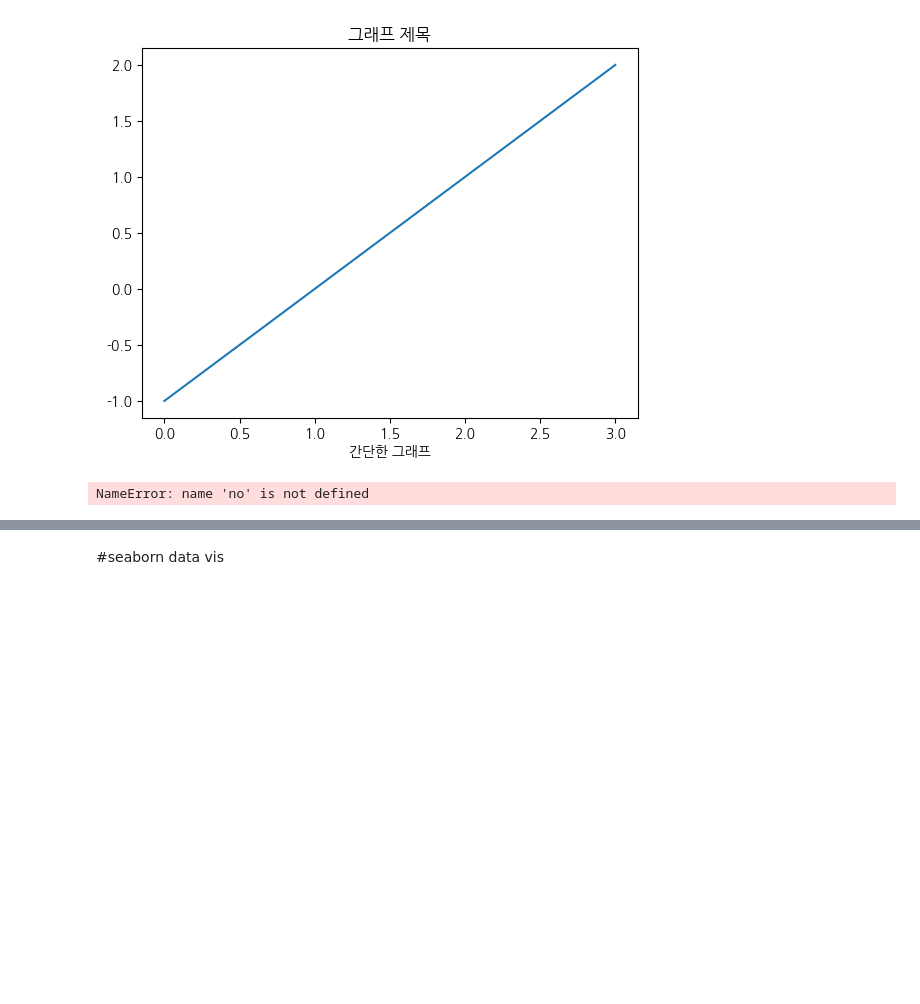
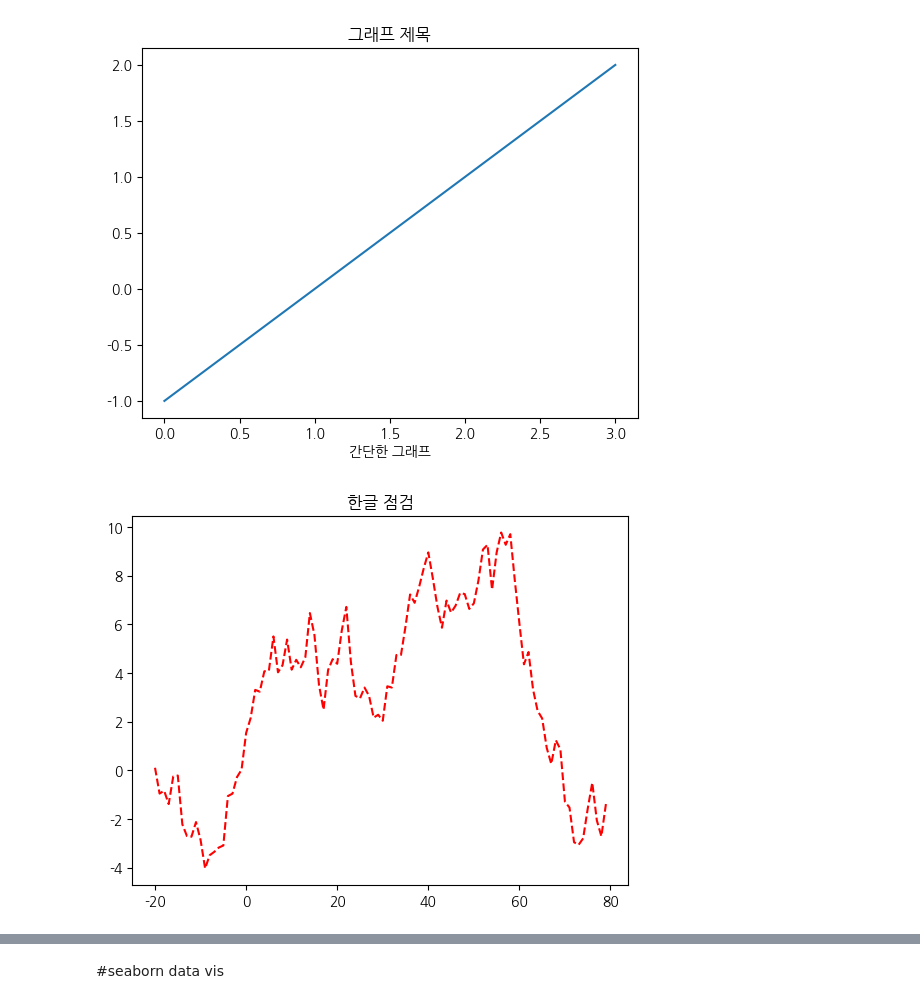
Before and after one commit to kwakguanghee/2024-1-my-BDA, a Jupyter notebook: 01w_0311_mon_bigdata_basic.ipynb, the cells around one changed output, grey strips where cells are left out. Cells and saved outputs as stored; diff of their text form; code cells hidden in the pictures; blank space fills up the shorter version.

```diff
--- a/01w_0311_mon_bigdata_basic.ipynb
+++ b/01w_0311_mon_bigdata_basic.ipynb
@@ -67,8 +67,9 @@ plt.show
 <function matplotlib.pyplot.show(close=None, block=None)>
 [figure]
 # %%
-plt.plot(range(-20, 80), no.random.randn(100).cumsum(),"r--")
-plt.title("한글 점검");
+plt.plot(range(-20, 80), np.random.randn(100).cumsum(), "r--")
+plt.title("한글 점검")
+plt.show()
 # %% [output]
-NameError: name 'no' is not defined
+[figure, added]
 # %%
```
Also changed, not shown: parts of 1 cell of this notebook.
